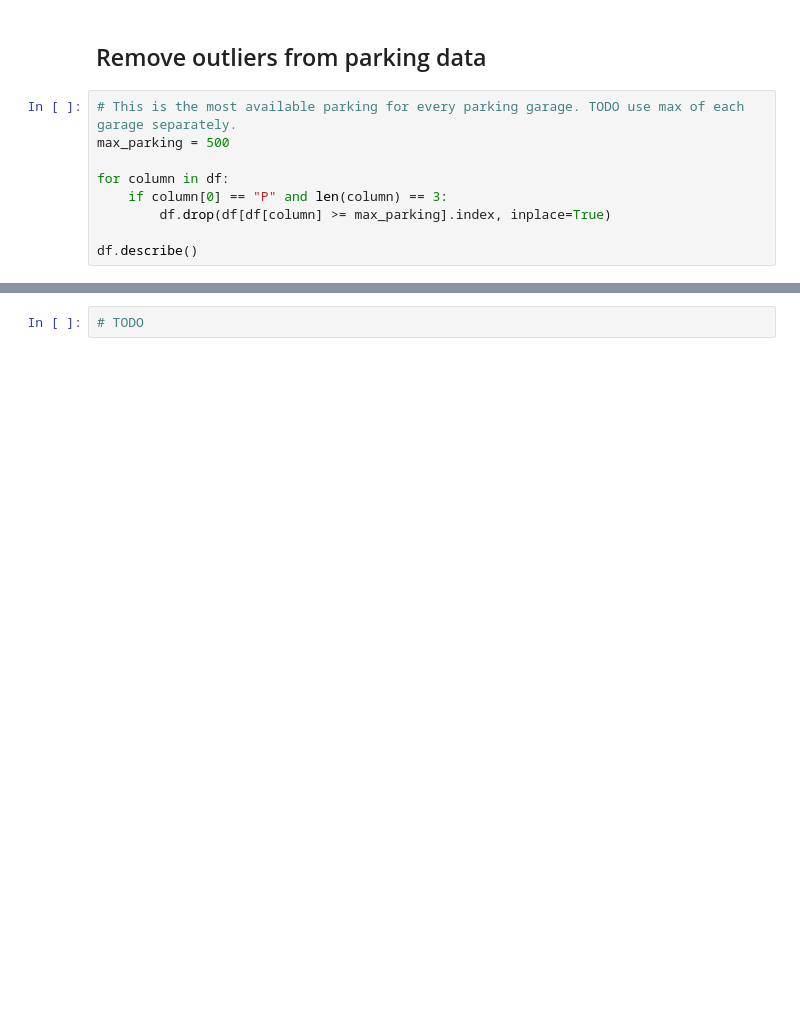
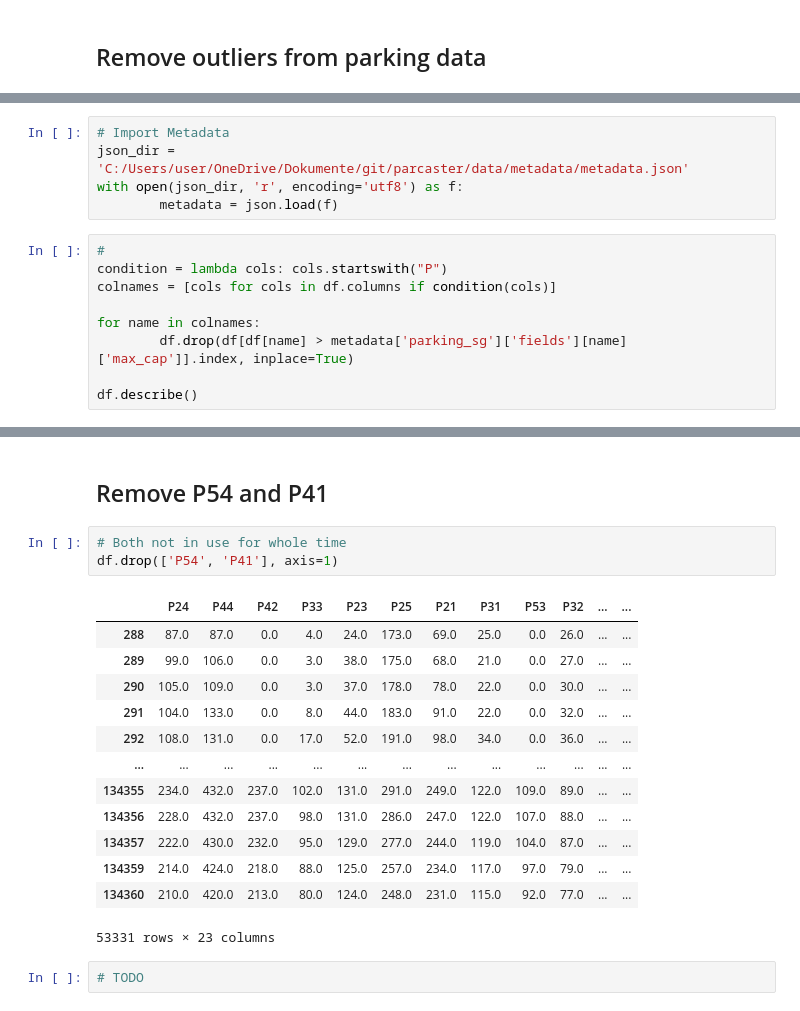
Before and after one commit to mr-perseus/parcaster, a Jupyter notebook: data/preprocessing/01_clean_data.ipynb, the cells around one changed output, grey strips where cells are left out. Cells and saved outputs as stored; diff of their text form; blank space fills up the shorter version.

```diff
--- a/data/preprocessing/01_clean_data.ipynb
+++ b/data/preprocessing/01_clean_data.ipynb
@@ -24,12 +26,3 @@ We see i.e. outliers in max parking data.
 # Remove outliers
 # %% [markdown]
 ## Remove outliers from parking data
-# %%
-# This is the most available parking for every parking garage. TODO use max of each garage separately.
-max_parking = 500
-
-for column in df:
-    if column[0] == "P" and len(column) == 3:
-        df.drop(df[df[column] >= max_parking].index, inplace=True)
-
-df.describe()
@@ -48,0 +29,14 @@ df.describe()
+# %%
+# Import Metadata
+json_dir = 'C:/Users/user/OneDrive/Dokumente/git/parcaster/data/metadata/metadata.json'
+with open(json_dir, 'r', encoding='utf8') as f:
+        metadata = json.load(f)
+# %%
+#
+condition = lambda cols: cols.startswith("P")
+colnames = [cols for cols in df.columns if condition(cols)]
+
+for name in colnames:
+        df.drop(df[df[name] > metadata['parking_sg']['fields'][name]['max_cap']].index, inplace=True)
+
+df.describe()
@@ -49,3 +54,22 @@ df.describe()
+# %% [markdown]
+## Remove P54 and P41
+# %%
+# Both not in use for whole time
+df.drop(['P54', 'P41'], axis=1)
+# %% [output]
+|  | P24 | P44 | P42 | P33 | P23 | P25 | P21 | P31 | P53 | P32 | ... | ... |
+| 288 | 87.0 | 87.0 | 0.0 | 4.0 | 24.0 | 173.0 | 69.0 | 25.0 | 0.0 | 26.0 | ... | ... |
+| 289 | 99.0 | 106.0 | 0.0 | 3.0 | 38.0 | 175.0 | 68.0 | 21.0 | 0.0 | 27.0 | ... | ... |
+| 290 | 105.0 | 109.0 | 0.0 | 3.0 | 37.0 | 178.0 | 78.0 | 22.0 | 0.0 | 30.0 | ... | ... |
+| 291 | 104.0 | 133.0 | 0.0 | 8.0 | 44.0 | 183.0 | 91.0 | 22.0 | 0.0 | 32.0 | ... | ... |
+| 292 | 108.0 | 131.0 | 0.0 | 17.0 | 52.0 | 191.0 | 98.0 | 34.0 | 0.0 | 36.0 | ... | ... |
+| ... | ... | ... | ... | ... | ... | ... | ... | ... | ... | ... | ... | ... |
+| 134355 | 234.0 | 432.0 | 237.0 | 102.0 | 131.0 | 291.0 | 249.0 | 122.0 | 109.0 | 89.0 | ... | ... |
+| 134356 | 228.0 | 432.0 | 237.0 | 98.0 | 131.0 | 286.0 | 247.0 | 122.0 | 107.0 | 88.0 | ... | ... |
+| 134357 | 222.0 | 430.0 | 232.0 | 95.0 | 129.0 | 277.0 | 244.0 | 119.0 | 104.0 | 87.0 | ... | ... |
+| 134359 | 214.0 | 424.0 | 218.0 | 88.0 | 125.0 | 257.0 | 234.0 | 117.0 | 97.0 | 79.0 | ... | ... |
+| 134360 | 210.0 | 420.0 | 213.0 | 80.0 | 124.0 | 248.0 | 231.0 | 115.0 | 92.0 | 77.0 | ... | ... |
+53331 rows × 23 columns
 # %%
 # TODO
 # %% [markdown]
```
Also changed, not shown: parts of 4 cells of this notebook.
